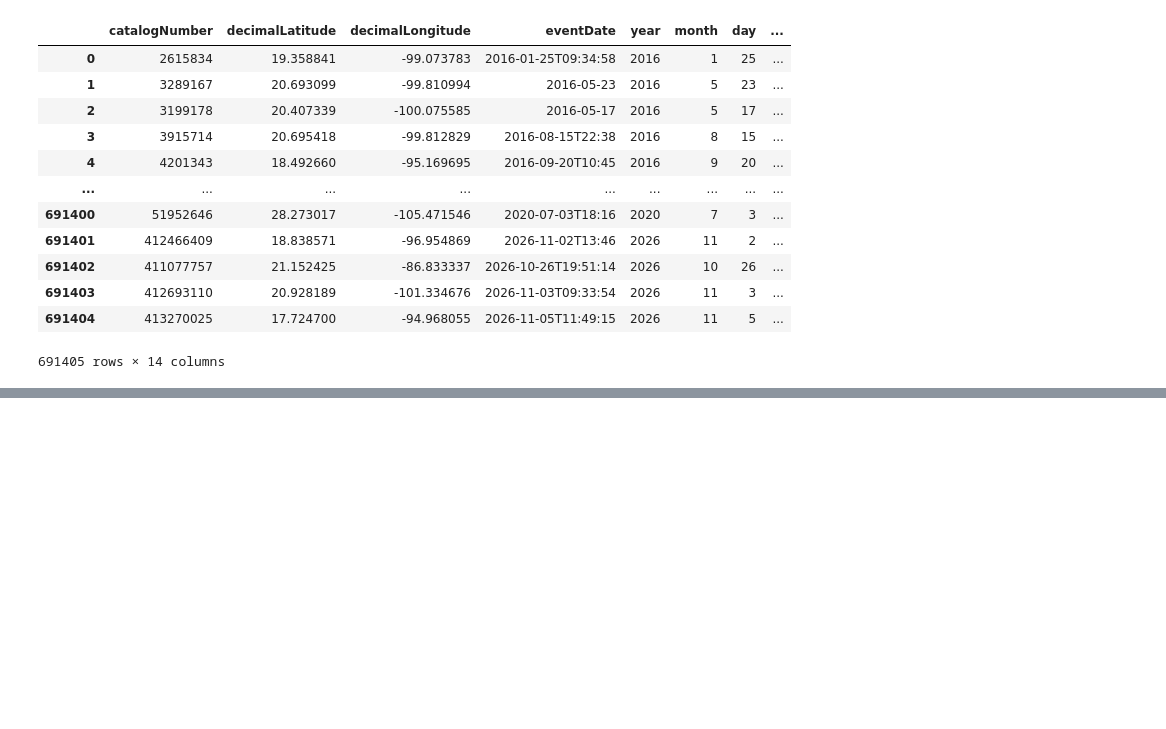
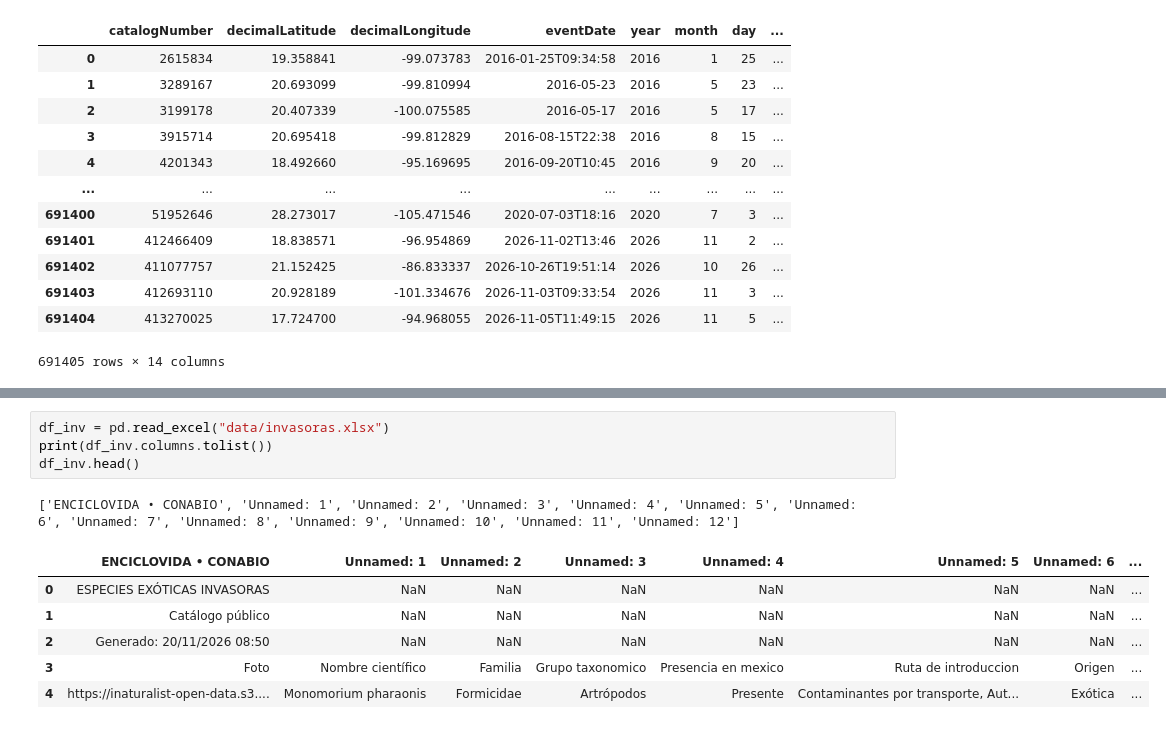
Before and after one commit to Sanchez-Abarca-Bryan-Jair/species-mexico, a Jupyter notebook: Tratamiento.ipynb, the cells around one changed output, grey strips where cells are left out. Cells and saved outputs as stored; diff of their text form; blank space fills up the shorter version.

```diff
--- a/Tratamiento.ipynb
+++ b/Tratamiento.ipynb
@@ -338,0 +439,12 @@ df_observaciones
+# %%
+df_inv = pd.read_excel("data/invasoras.xlsx")
+print(df_inv.columns.tolist())
+df_inv.head()
+# %% [output]
+['ENCICLOVIDA • CONABIO', 'Unnamed: 1', 'Unnamed: 2', 'Unnamed: 3', 'Unnamed: 4', 'Unnamed: 5', 'Unnamed: 6', 'Unnamed: 7', 'Unnamed: 8', 'Unnamed: 9', 'Unnamed: 10', 'Unnamed: 11', 'Unnamed: 12']
+|  | ENCICLOVIDA • CONABIO | Unnamed: 1 | Unnamed: 2 | Unnamed: 3 | Unnamed: 4 | Unnamed: 5 | Unnamed: 6 | ... |
+| 0 | ESPECIES EXÓTICAS INVASORAS | NaN | NaN | NaN | NaN | NaN | NaN | ... |
+| 1 | Catálogo público | NaN | NaN | NaN | NaN | NaN | NaN | ... |
+| 2 | Generado: 20/11/2026 08:50 | NaN | NaN | NaN | NaN | NaN | NaN | ... |
+| 3 | Foto | Nombre científico | Familia | Grupo taxonomico | Presencia en mexico | Ruta de introduccion | Origen | ... |
+| 4 | https://inaturalist-open-data.s3.... | Monomorium pharaonis | Formicidae | Artrópodos | Presente | Contaminantes por transporte, Aut... | Exótica | ... |
```
Also changed, not shown: parts of 16 cells of this notebook, 3 other files.
